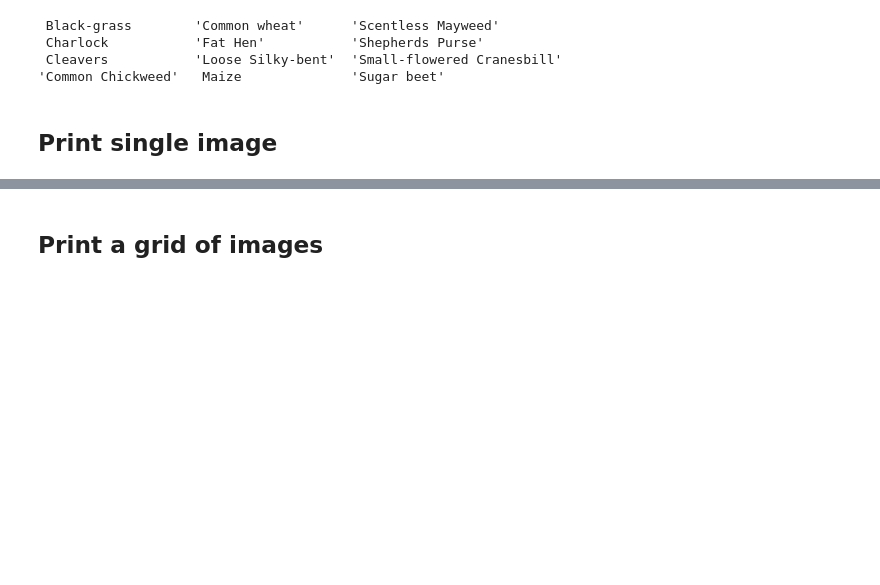
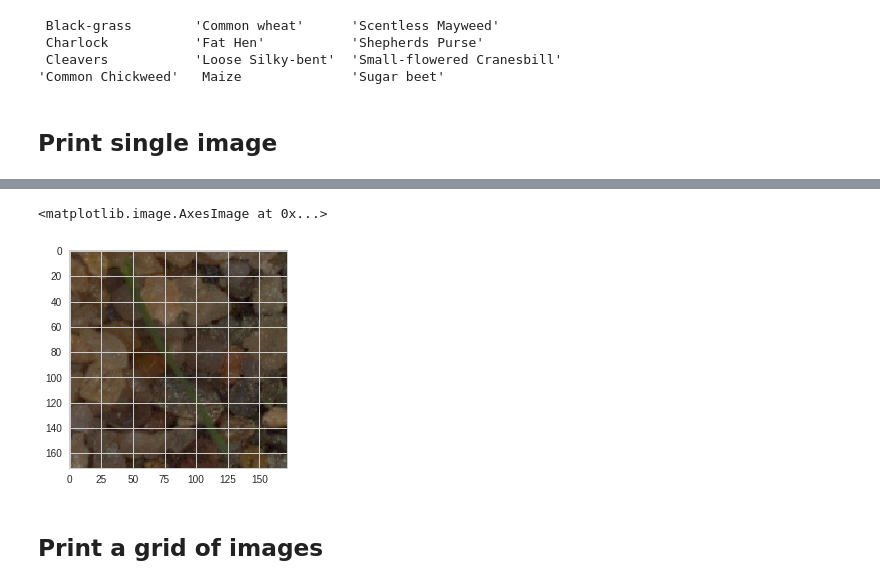
Before and after one commit to waterwheel31/deeplearning, a Jupyter notebook: Copy_of_shlomo_dl_0001_cuda_collab_pytorch.ipynb, the cells around one changed output, grey strips where cells are left out. Cells and saved outputs as stored; diff of their text form; code cells hidden in the pictures; blank space fills up the shorter version.

```diff
--- a/Copy_of_shlomo_dl_0001_cuda_collab_pytorch.ipynb
+++ b/Copy_of_shlomo_dl_0001_cuda_collab_pytorch.ipynb
@@ -590,3 +570,9 @@ Installing collected packages: Pillow
+# %%
+pil_im = Image.open(imageList[500], 'r')
+imshow(np.asarray(pil_im))
+# %% [output]
+<matplotlib.image.AxesImage at 0x...>
+[figure, added]
 # %% [markdown]
 ## Print a grid of images
 # %%
```
Also changed, not shown: parts of 18 cells of this notebook.
